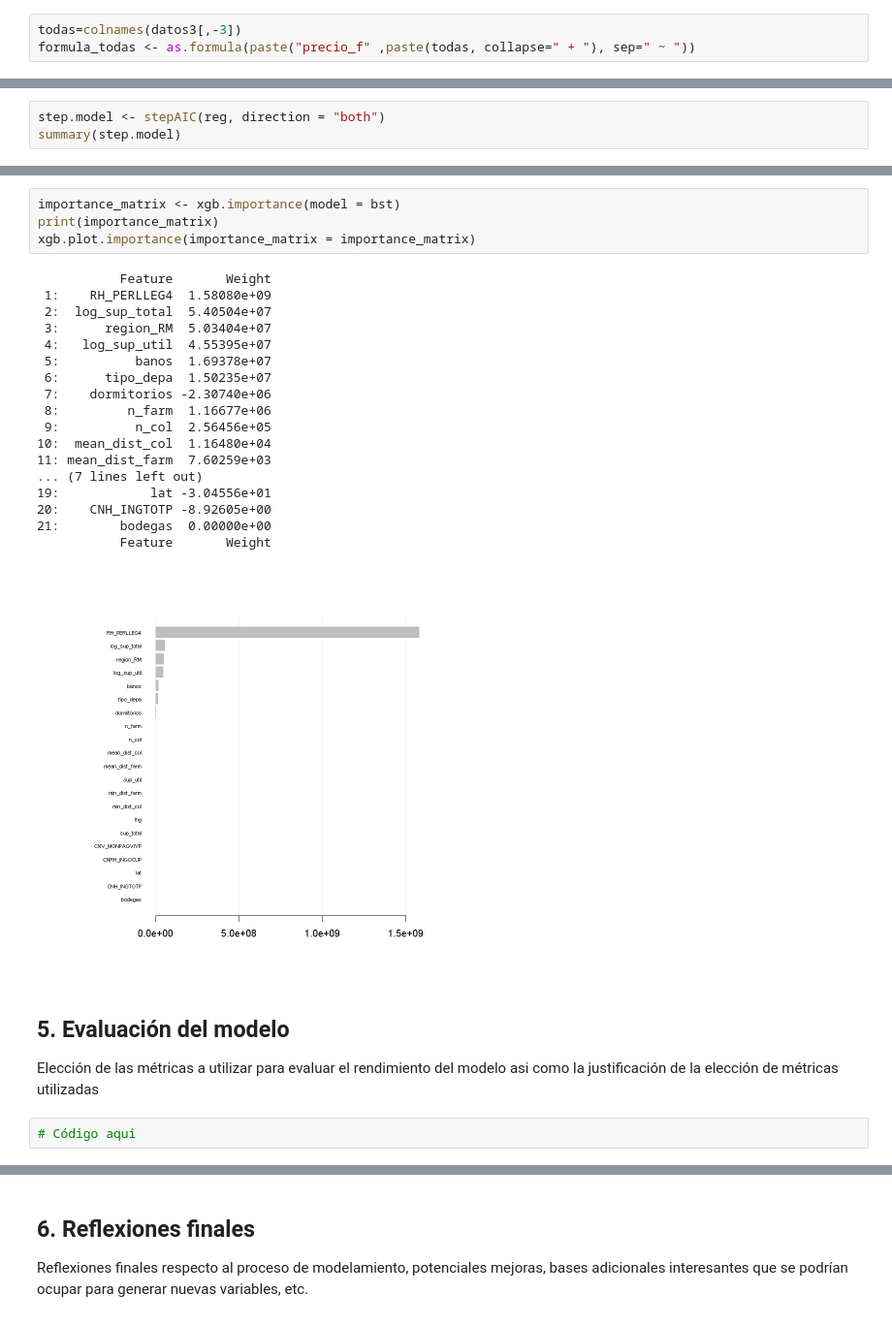
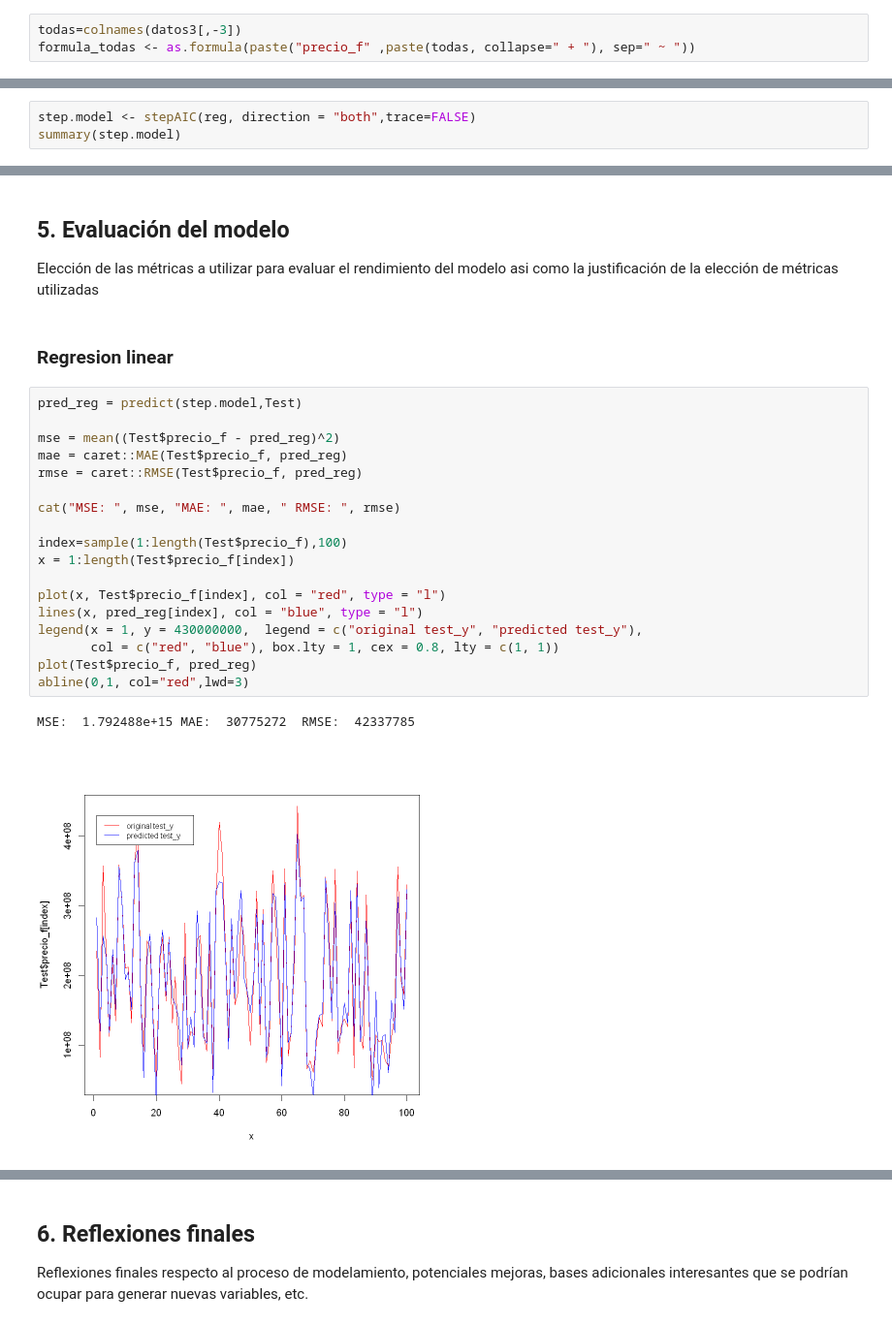
Before and after one commit to catalinavillamil/prueba_r, a Jupyter notebook: Prueba R.ipynb, the cells around one changed output, grey strips where cells are left out. Shown at 97% size. Saved outputs shown, nothing was run; the diff lists cells and outputs as text.

```diff
--- a/Prueba R.ipynb
+++ b/Prueba R.ipynb
@@ -413,5 +417,5 @@ ID_COMUNA_13603  ID_COMUNA_13604  ID_COMUNA_13605        region_RM
 # %%
-step.model <- stepAIC(reg, direction = "both")
+step.model <- stepAIC(reg, direction = "both",trace=FALSE)
 summary(step.model)
 # %% [output]
 Call:
@@ -513,29 +473,27 @@ ERROR: Error in predict(xgbc, xgb_test): objeto 'xgbc' no encontrado
-# %%
-importance_matrix <- xgb.importance(model = bst)
-print(importance_matrix)
-xgb.plot.importance(importance_matrix = importance_matrix)
-# %% [output]
-           Feature       Weight
- 1:    RH_PERLLEG4  1.58080e+09
- 2:  log_sup_total  5.40504e+07
- 3:      region_RM  5.03404e+07
- 4:   log_sup_util  4.55395e+07
- 5:          banos  1.69378e+07
- 6:      tipo_depa  1.50235e+07
- 7:    dormitorios -2.30740e+06
- 8:         n_farm  1.16677e+06
- 9:          n_col  2.56456e+05
-10:  mean_dist_col  1.16480e+04
-11: mean_dist_farm  7.60259e+03
-... (7 lines left out)
-19:            lat -3.04556e+01
-20:    CNH_INGTOTP -8.92605e+00
-21:        bodegas  0.00000e+00
-           Feature       Weight
-[figure, removed]
 # %% [markdown]
 ## 5. Evaluación del modelo
 
 Elección de las métricas a utilizar para evaluar el rendimiento del modelo asi como la justificación de la elección de métricas utilizadas
-# %%
-# Código aqui
+# %% [markdown]
+### Regresion linear
+# %%
+pred_reg = predict(step.model,Test)
+
+mse = mean((Test$precio_f - pred_reg)^2)
+mae = caret::MAE(Test$precio_f, pred_reg)
+rmse = caret::RMSE(Test$precio_f, pred_reg)
+
+cat("MSE: ", mse, "MAE: ", mae, " RMSE: ", rmse)
+
+index=sample(1:length(Test$precio_f),100)
+x = 1:length(Test$precio_f[index])
+
+plot(x, Test$precio_f[index], col = "red", type = "l")
+lines(x, pred_reg[index], col = "blue", type = "l")
+legend(x = 1, y = 430000000,  legend = c("original test_y", "predicted test_y"),
+       col = c("red", "blue"), box.lty = 1, cex = 0.8, lty = c(1, 1))
+plot(Test$precio_f, pred_reg)
+abline(0,1, col="red",lwd=3)
+# %% [output]
+MSE:  1.792488e+15 MAE:  30775272  RMSE:  42337785
+[figure, added]
```
Also changed, not shown: parts of 30 cells of this notebook.
